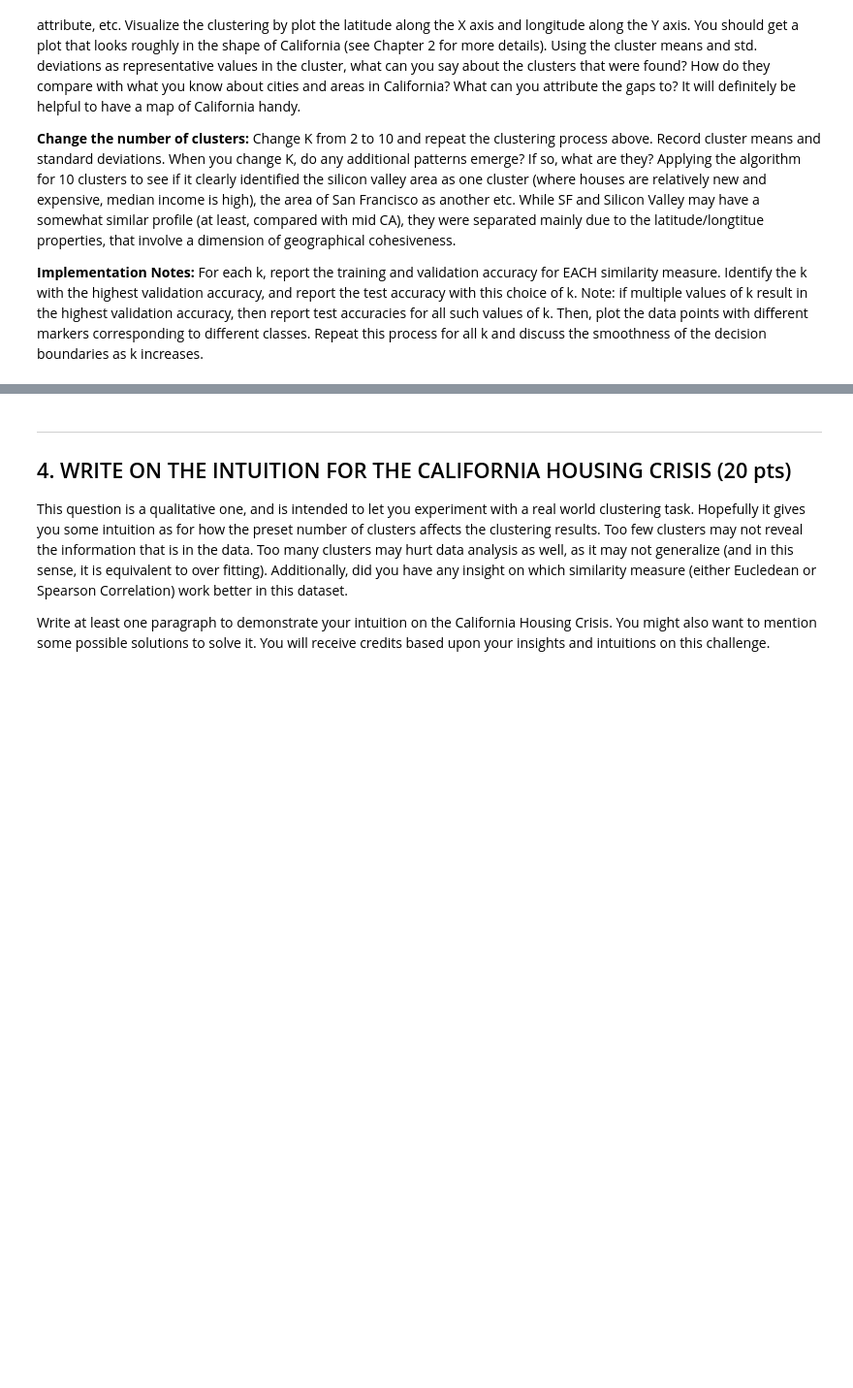
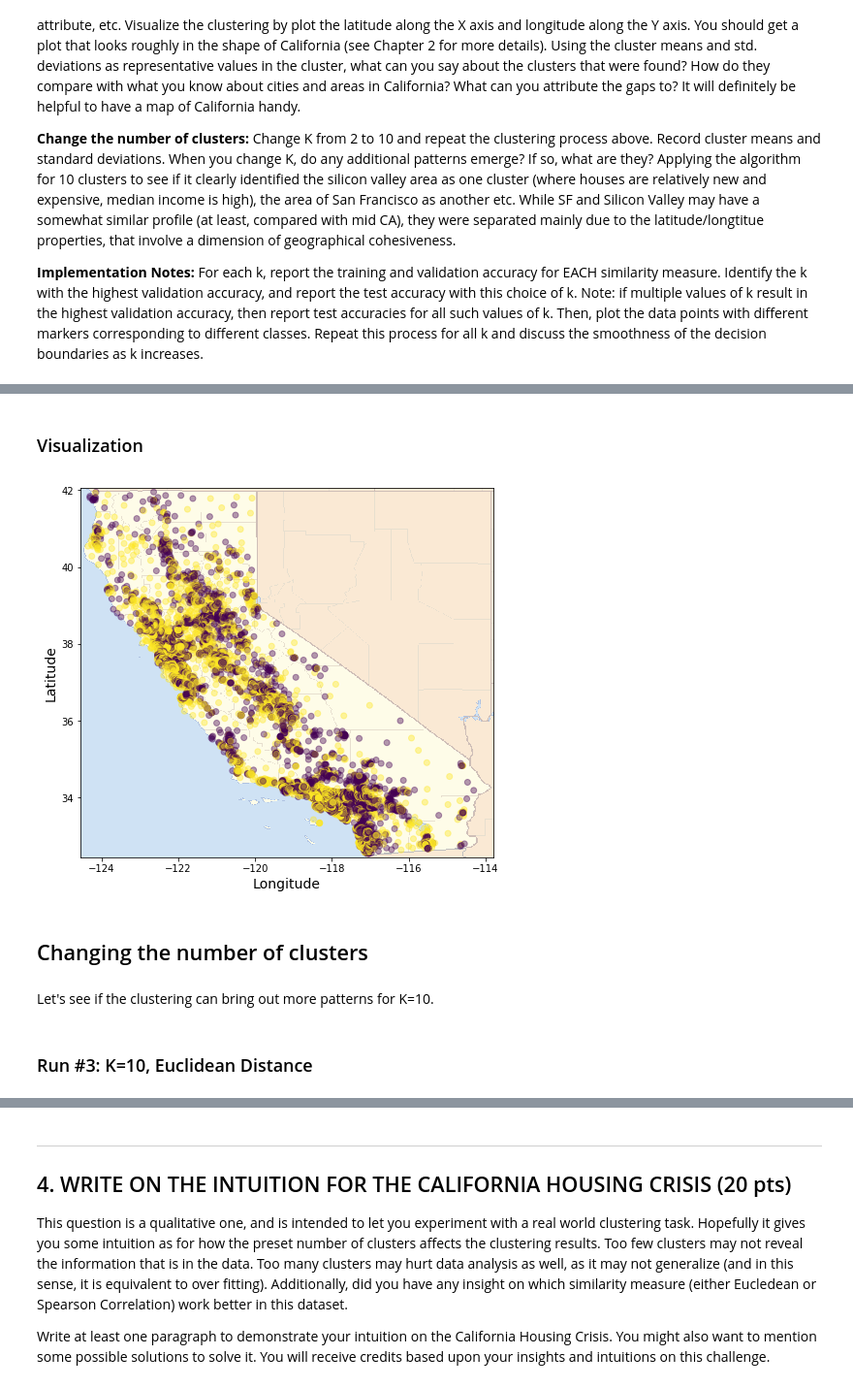
Before and after one commit to nabeeln7/k-means-clustering, a Jupyter notebook: CS6316Assignment3.ipynb, the cells around one changed output, grey strips where cells are left out. Shown at 97% size. Saved outputs shown, nothing was run; the diff lists cells and outputs as text; code cells hidden in the pictures; blank space fills up the shorter version.

```diff
--- a/CS6316Assignment3.ipynb
+++ b/CS6316Assignment3.ipynb
@@ -344 +342,19 @@ Applying the algorithm for 10 clusters to see if it clearly identified the silic
+# %% [markdown]
+### Visualization
+# %%
+plt.figure(figsize=(10,7))
+plt.scatter(longitudes, latitudes, c=k_means.labels_, alpha=0.4)
+plt.imshow(california_img, extent=[-124.55, -113.80, 32.45, 42.05], alpha=0.5,
+           cmap=plt.get_cmap("jet"))
+plt.ylabel("Latitude", fontsize=14)
+plt.xlabel("Longitude", fontsize=14)
+plt.show()
+# %% [output]
+[figure, added]
+# %% [markdown]
+## Changing the number of clusters
+# %% [markdown]
+Let's see if the clustering can bring out more patterns for K=10.
+# %% [markdown]
+### Run \#3: K=10, Euclidean Distance
 # %%
```
Also changed, not shown: parts of 22 cells of this notebook.
